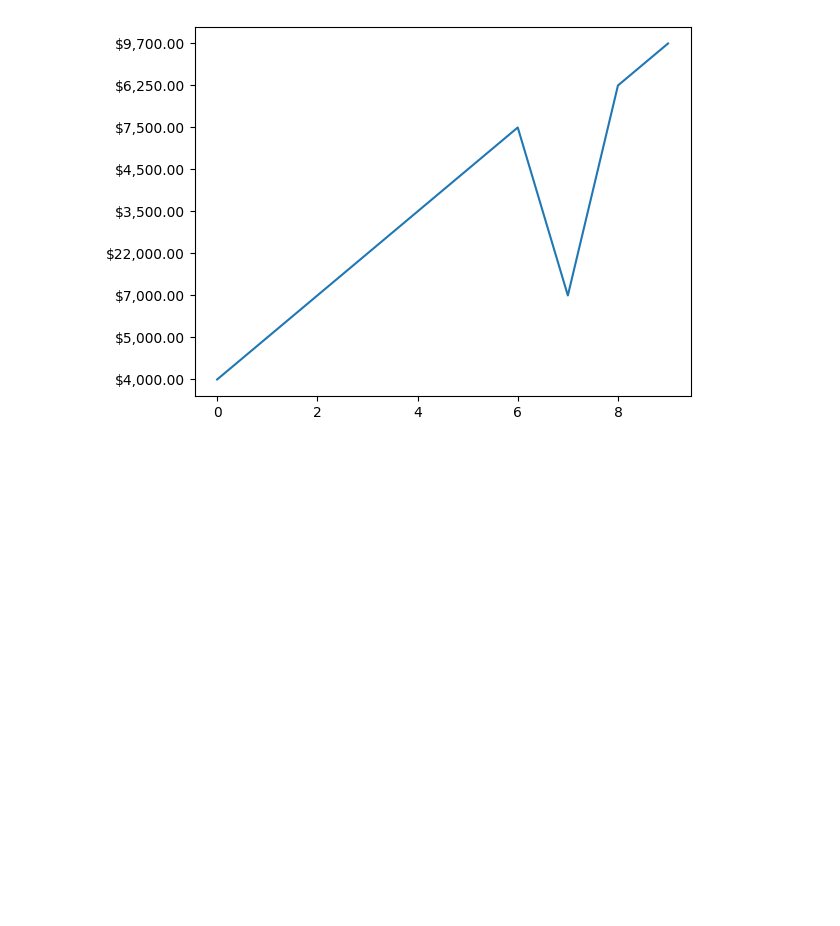
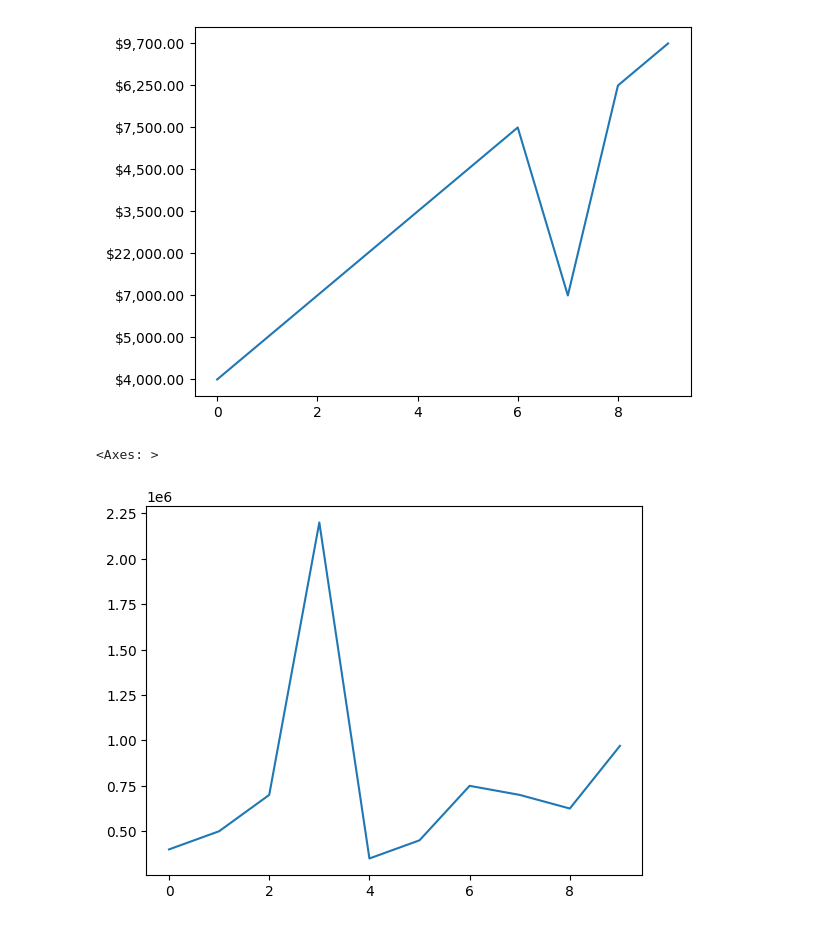
Before and after one commit to databyhuseyn/DataAnalysis, a Jupyter notebook: introduction_to_pandas.ipynb, the cells around one changed output. Drawn from its saved outputs; the diff is of its cells as text; code cells hidden in the pictures; blank space fills up the shorter version.

```diff
--- a/introduction_to_pandas.ipynb
+++ b/introduction_to_pandas.ipynb
@@ -214,3 +214,9 @@ plt.plot(car_sales["Price"])
 # %% [output]
 [<matplotlib.lines.Line2D at 0x...>]
 [figure]
+# %%
+car_sales["Price"] = (car_sales["Price"].str.replace("$", "").str.replace(",", "").str.replace(".", "")).astype(int)
+car_sales["Price"].plot()
+# %% [output]
+<Axes: >
+[figure, added]
```
Also changed, not shown: parts of 12 cells of this notebook.
